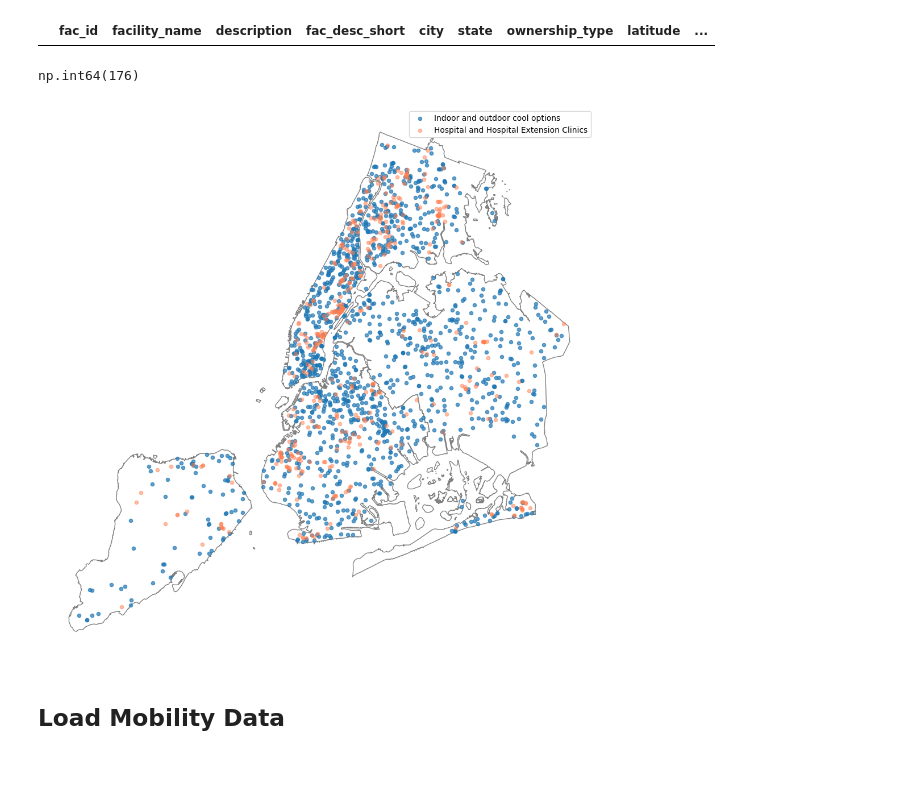
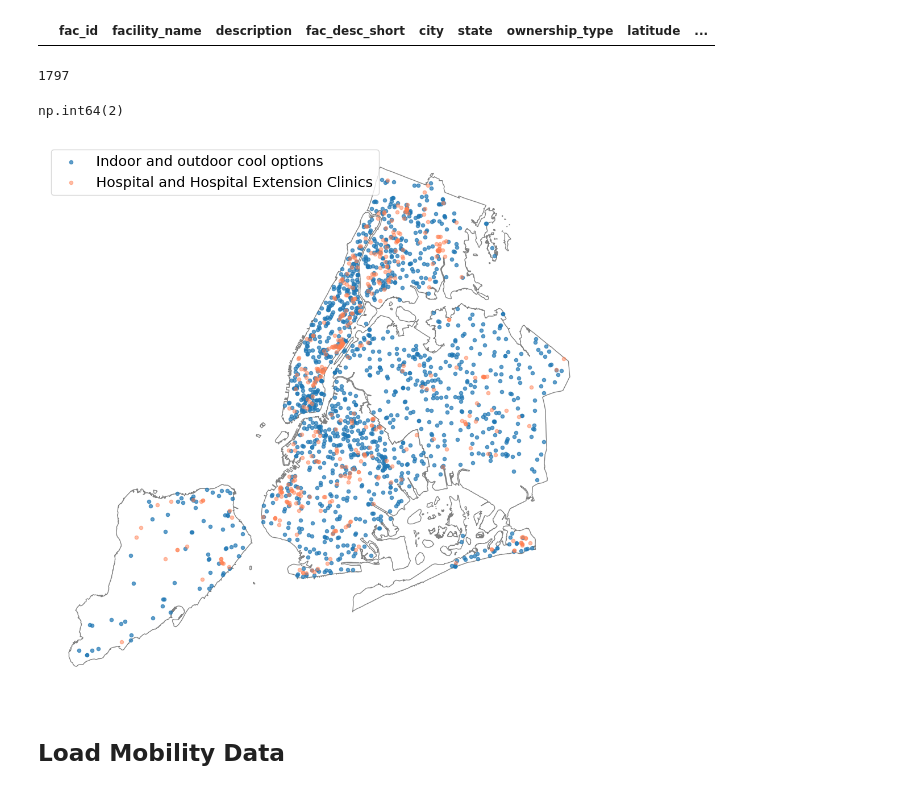
Before and after one commit to jennahgosciak/nomad-data-proposal, a Jupyter notebook: 00_descriptive_analysis.ipynb, the cells around one changed output. Saved outputs shown, nothing was run; the diff lists cells and outputs as text; code cells hidden in the pictures.

```diff
--- a/00_descriptive_analysis.ipynb
+++ b/00_descriptive_analysis.ipynb
@@ -208,23 +212,27 @@ NameError: name 'gdf_healthcare_facilities' is not defined
 gdf_healthcare_facilities[gdf_healthcare_facilities.duplicated(subset='fac_id', keep=False)].sort_values('facility_name')
 # %% [output]
 |  | fac_id | facility_name | description | fac_desc_short | city | state | ownership_type | latitude | ... |
+# %%
+gdf_cool_options.shape[0] + gdf_healthcare_facilities.shape[0]
+# %% [output]
+1797
 # %%
-gdf_cool_options['Facility_name'].str.contains('Library').sum()
+gdf_cool_options['Facility_name'].str.lower().str.contains('church').sum()
 # %% [output]
-np.int64(176)
+np.int64(2)
 # %%
 fig, ax = plt.subplots(1,1, figsize=(10,10))
 nyc_boros.plot(ax=ax, facecolor='none', edgecolor='gray')
 #gdf_cooling_centers.plot(ax=ax, markersize=10)
 gdf_cool_options.plot(ax=ax, markersize=20, alpha=0.7, label='Indoor and outdoor cool options')
 gdf_healthcare_facilities.plot(ax=ax, markersize=20, c='coral', alpha=0.5, label='Hospital and Hospital Extension Clinics')
 ax.set_axis_off()
-plt.legend()
+plt.legend(fontsize=18)
 plt.tight_layout()
 plt.savefig('figures/POI_locations.pdf')
 plt.show();
 # %% [output]
-[figure, old version]
+[figure, new version]
 # %% [markdown]
 ## Load Mobility Data
 # %%
```
Also changed, not shown: parts of 7 cells of this notebook, 6 other files.
